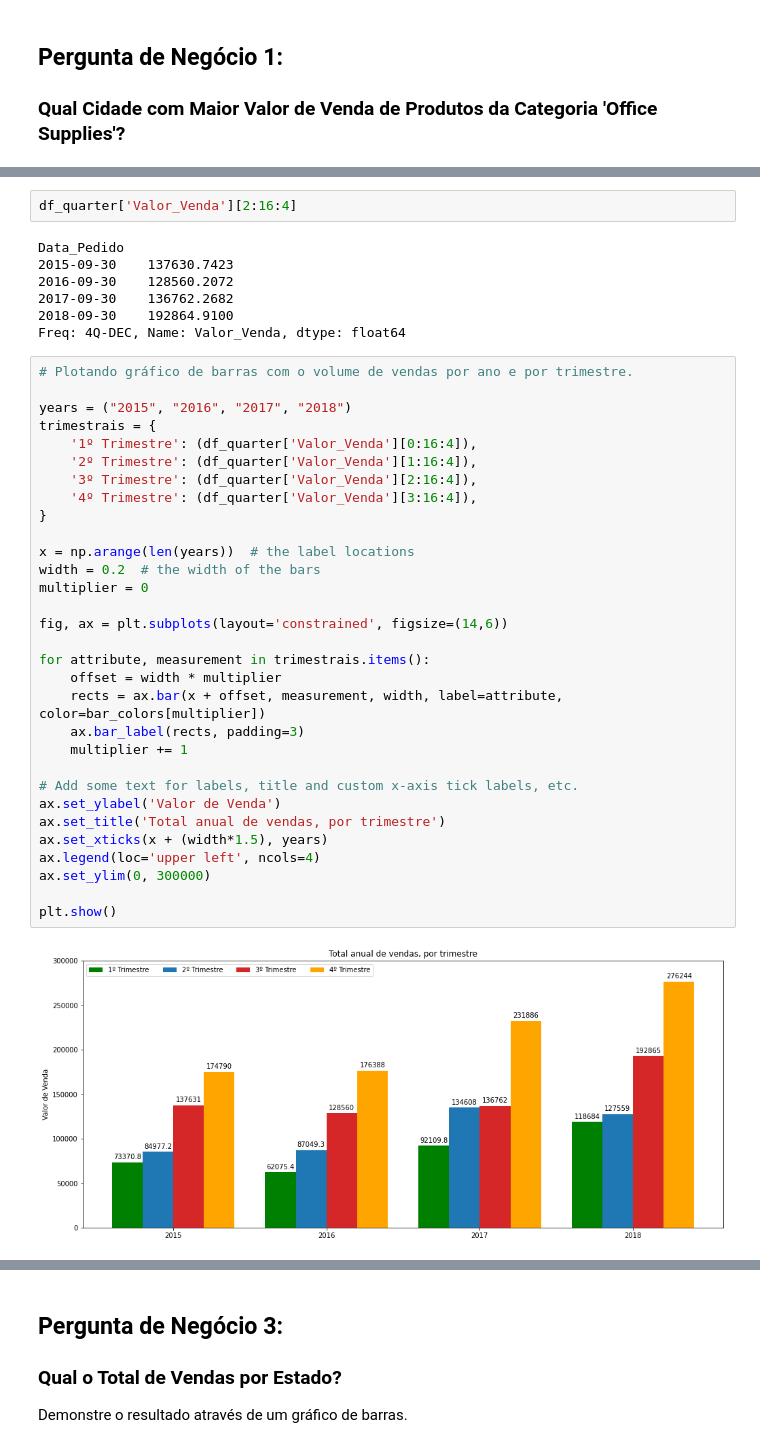
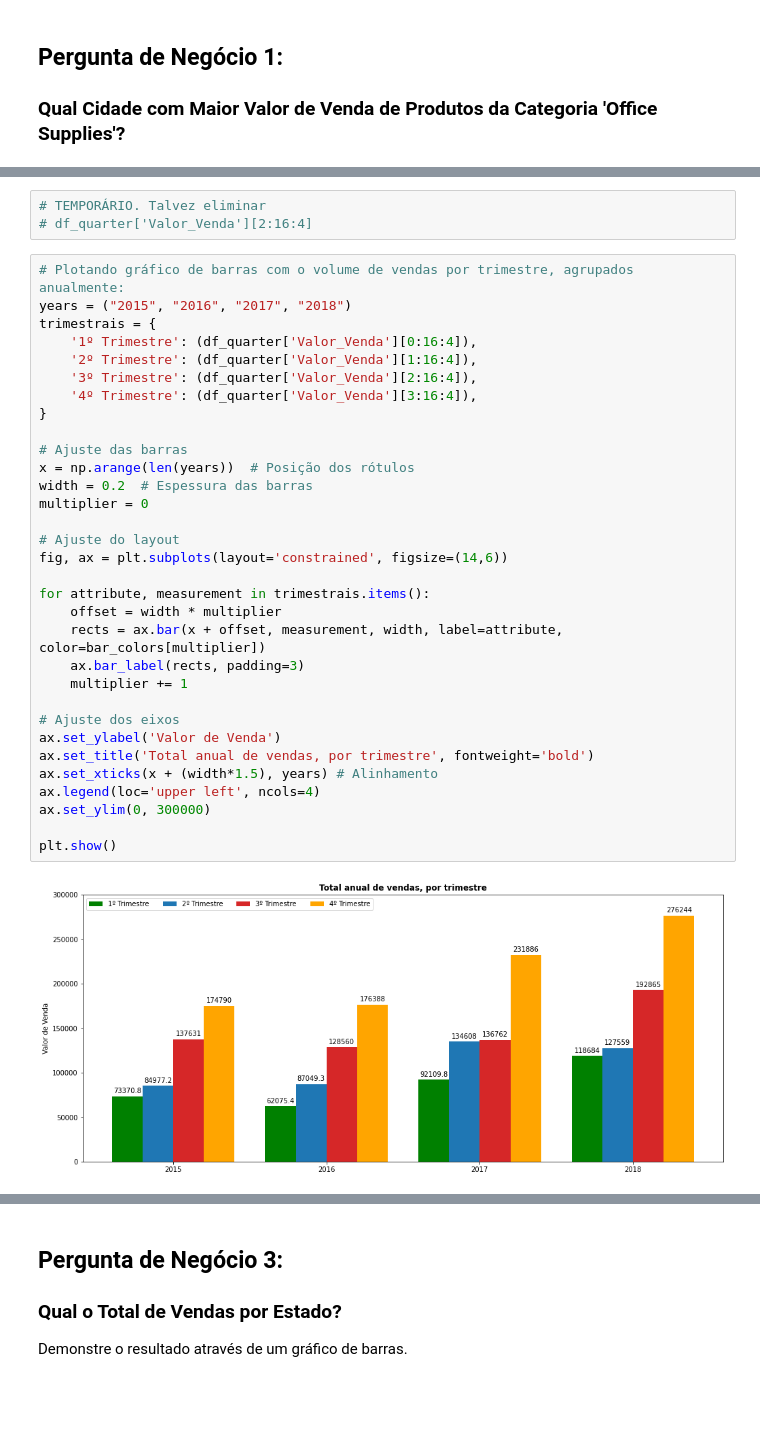
Before and after one commit to nettorobson/jupyter_varejo, a Jupyter notebook: projeto-varejo.ipynb, the cells around one changed output, grey strips where cells are left out. Saved outputs shown, nothing was run; the diff lists cells and outputs as text; blank space fills up the shorter version.

```diff
--- a/projeto-varejo.ipynb
+++ b/projeto-varejo.ipynb
@@ -317,45 +323,40 @@ df_quarter
 | 2018-09-30 | 192864.9100 |
 | 2018-12-31 | 276243.5590 |
 # %%
-df_quarter['Valor_Venda'][2:16:4]
+# TEMPORÁRIO. Talvez eliminar
+# df_quarter['Valor_Venda'][2:16:4]
-# %% [output]
-Data_Pedido
-2015-09-30    137630.7423
-2016-09-30    128560.2072
-2017-09-30    136762.2682
-2018-09-30    192864.9100
-Freq: 4Q-DEC, Name: Valor_Venda, dtype: float64
 # %%
-# Plotando gráfico de barras com o volume de vendas por ano e por trimestre.
-
+# Plotando gráfico de barras com o volume de vendas por trimestre, agrupados anualmente:
 years = ("2015", "2016", "2017", "2018")
 trimestrais = {
     '1º Trimestre': (df_quarter['Valor_Venda'][0:16:4]),
     '2º Trimestre': (df_quarter['Valor_Venda'][1:16:4]),
     '3º Trimestre': (df_quarter['Valor_Venda'][2:16:4]),
     '4º Trimestre': (df_quarter['Valor_Venda'][3:16:4]),
 }
 
-x = np.arange(len(years))  # the label locations
-width = 0.2  # the width of the bars
+# Ajuste das barras
+x = np.arange(len(years))  # Posição dos rótulos
+width = 0.2  # Espessura das barras
 multiplier = 0
 
+# Ajuste do layout
 fig, ax = plt.subplots(layout='constrained', figsize=(14,6))
 
 for attribute, measurement in trimestrais.items():
     offset = width * multiplier
     rects = ax.bar(x + offset, measurement, width, label=attribute, color=bar_colors[multiplier])
     ax.bar_label(rects, padding=3)
     multiplier += 1
 
-# Add some text for labels, title and custom x-axis tick labels, etc.
+# Ajuste dos eixos
 ax.set_ylabel('Valor de Venda')
-ax.set_title('Total anual de vendas, por trimestre')
-ax.set_xticks(x + (width*1.5), years)
+ax.set_title('Total anual de vendas, por trimestre', fontweight='bold')
+ax.set_xticks(x + (width*1.5), years) # Alinhamento
 ax.legend(loc='upper left', ncols=4)
 ax.set_ylim(0, 300000)
 
 plt.show()
 # %% [output]
-[figure, old version]
+[figure, new version]
 # %%
```
Also changed, not shown: parts of 52 cells of this notebook.
